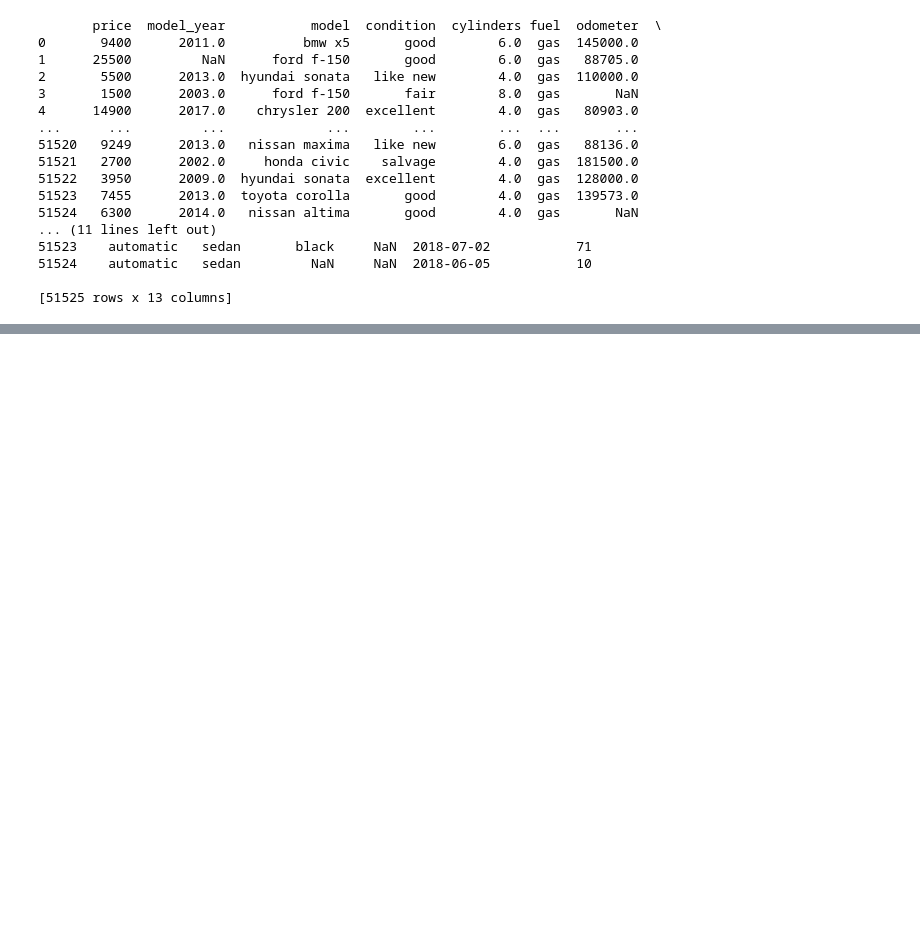
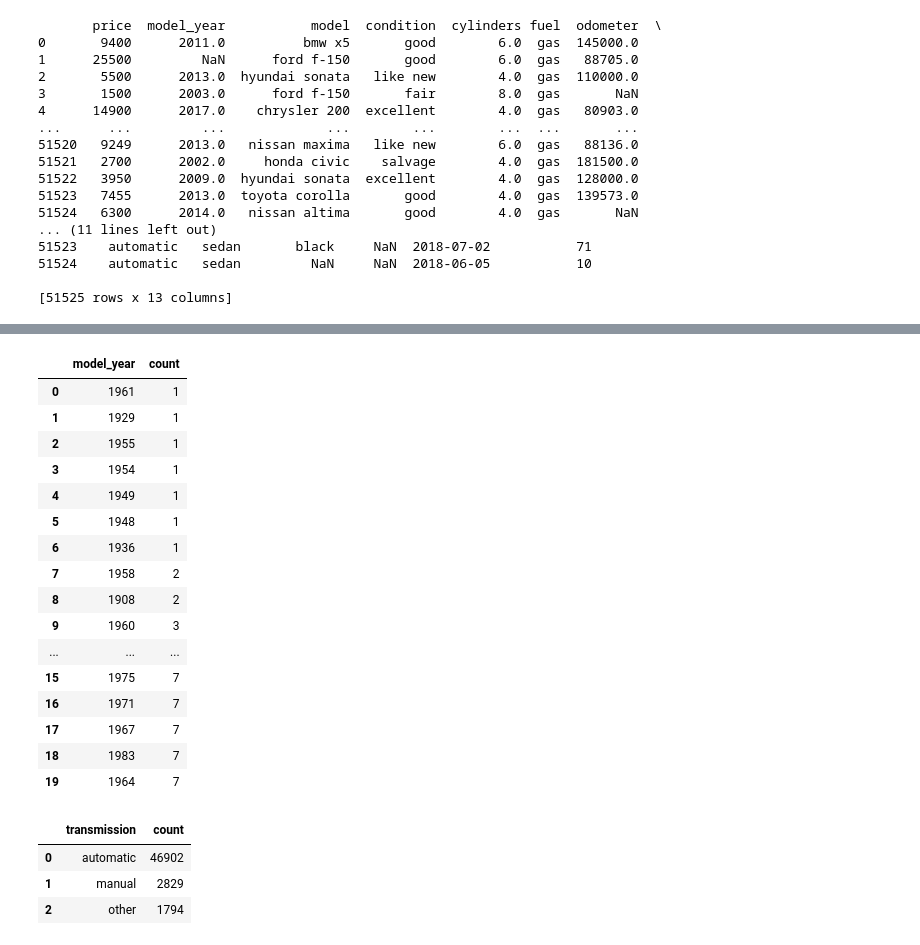
Before and after one commit to jodiambra/Vehicle-Data-Visaulizer, a Jupyter notebook: notebooks/eda.ipynb, the cells around one changed output, grey strips where cells are left out. Saved outputs shown, nothing was run; the diff lists cells and outputs as text; code cells hidden in the pictures; blank space fills up the shorter version.

```diff
--- a/notebooks/eda.ipynb
+++ b/notebooks/eda.ipynb
@@ -26,0 +102,25 @@ print(vehicles)
+# %%
+# count of the oldest vehicles
+vehicle_year_old = vehicles[['model_year']].value_counts().nsmallest(20).reset_index()
+vehicle_year_old = pd.DataFrame(vehicle_year_old)
+vehicle_year_old.columns = ['model_year','count']
+vehicle_year_old['model_year'] = vehicle_year_old['model_year'].astype('int')
+display(vehicle_year_old)
+# %% [output]
+|  | model_year | count |
+| 0 | 1961 | 1 |
+| 1 | 1929 | 1 |
+| 2 | 1955 | 1 |
+| 3 | 1954 | 1 |
+| 4 | 1949 | 1 |
+| 5 | 1948 | 1 |
+| 6 | 1936 | 1 |
+| 7 | 1958 | 2 |
+| 8 | 1908 | 2 |
+| 9 | 1960 | 3 |
+| ... | ... | ... |
+| 15 | 1975 | 7 |
+| 16 | 1971 | 7 |
+| 17 | 1967 | 7 |
+| 18 | 1983 | 7 |
+| 19 | 1964 | 7 |
@@ -26,0 +131,11 @@ print(vehicles)
+# %%
+# count of vehicles by transmission
+vehicle_trans = vehicles['transmission'].value_counts().reset_index()
+vehicle_trans = pd.DataFrame(vehicle_trans)
+vehicle_trans.columns = ['transmission', 'count']
+display(vehicle_trans)
+# %% [output]
+|  | transmission | count |
+| 0 | automatic | 46902 |
+| 1 | manual | 2829 |
+| 2 | other | 1794 |
```
Also changed, not shown: parts of 26 cells of this notebook.
